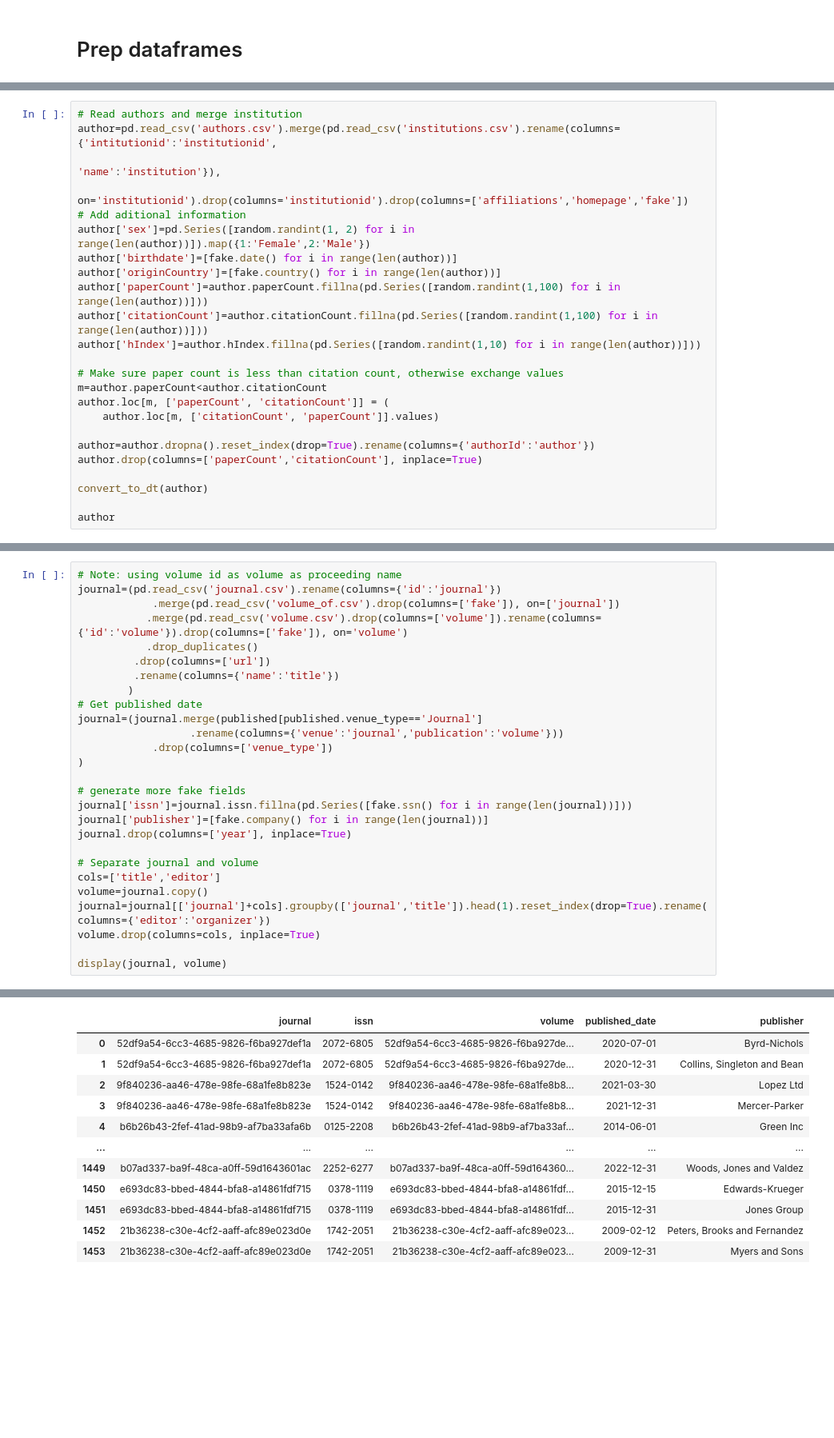
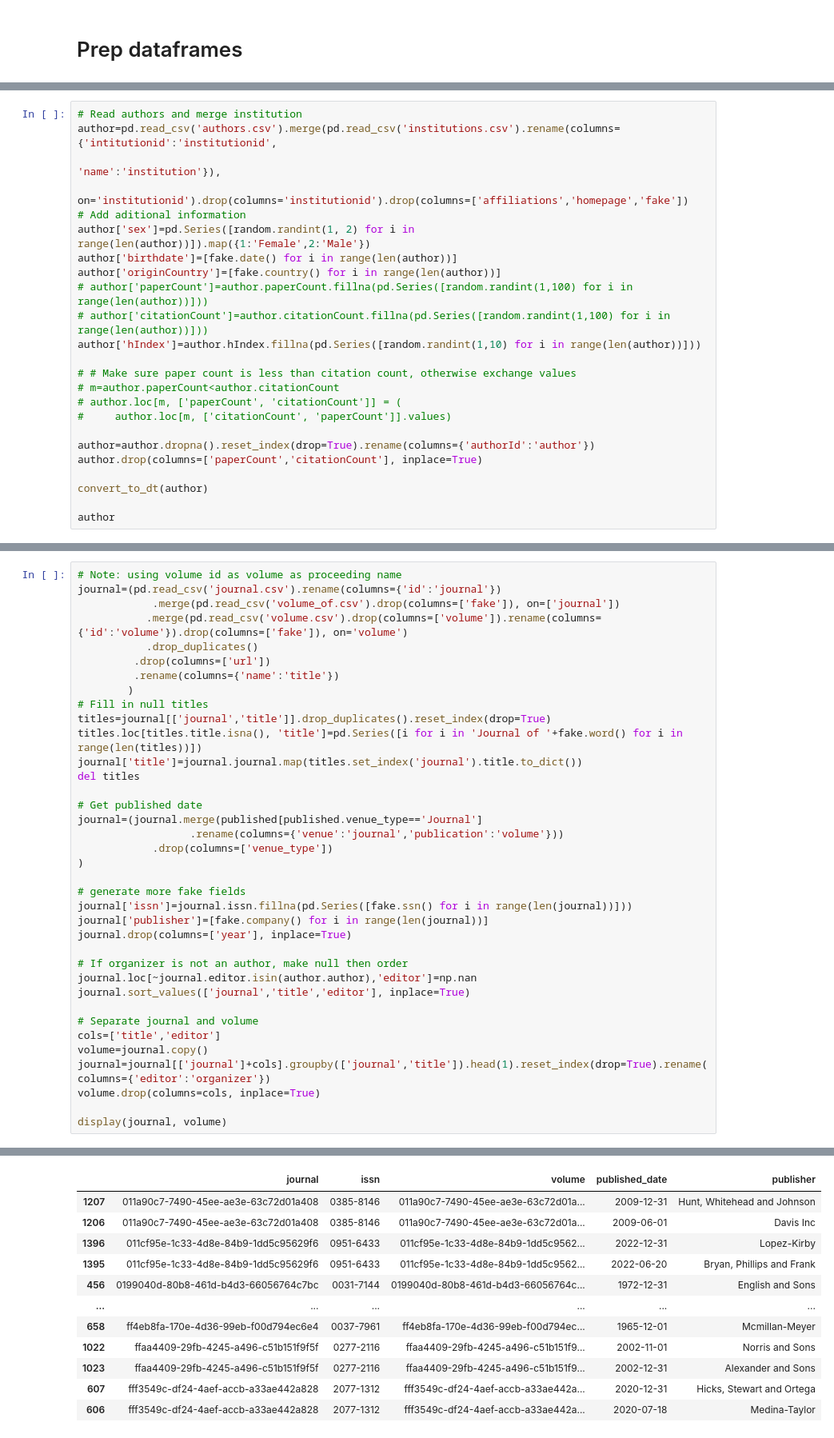
Before and after one commit to AlaaAlmutawa/SDM-Lab3, a Jupyter notebook: code/tbox_abox_gen.ipynb, the cells around one changed output, grey strips where cells are left out. Shown: that part at 80% size. Saved outputs shown, nothing was run; the diff lists cells and outputs as text; blank space fills up the shorter version.

```diff
--- a/code/tbox_abox_gen.ipynb
+++ b/code/tbox_abox_gen.ipynb
@@ -39,14 +47,14 @@ author=pd.read_csv('authors.csv').merge(pd.read_csv('institutions.csv').rename(c
 author['sex']=pd.Series([random.randint(1, 2) for i in range(len(author))]).map({1:'Female',2:'Male'})
 author['birthdate']=[fake.date() for i in range(len(author))]
 author['originCountry']=[fake.country() for i in range(len(author))]
-author['paperCount']=author.paperCount.fillna(pd.Series([random.randint(1,100) for i in range(len(author))]))
-author['citationCount']=author.citationCount.fillna(pd.Series([random.randint(1,100) for i in range(len(author))]))
+# author['paperCount']=author.paperCount.fillna(pd.Series([random.randint(1,100) for i in range(len(author))]))
+# author['citationCount']=author.citationCount.fillna(pd.Series([random.randint(1,100) for i in range(len(author))]))
 author['hIndex']=author.hIndex.fillna(pd.Series([random.randint(1,10) for i in range(len(author))]))
 
-# Make sure paper count is less than citation count, otherwise exchange values
-m=author.paperCount<author.citationCount
-author.loc[m, ['paperCount', 'citationCount']] = (
-    author.loc[m, ['citationCount', 'paperCount']].values)
+# # Make sure paper count is less than citation count, otherwise exchange values
+# m=author.paperCount<author.citationCount
+# author.loc[m, ['paperCount', 'citationCount']] = (
+#     author.loc[m, ['citationCount', 'paperCount']].values)
 
 author=author.dropna().reset_index(drop=True).rename(columns={'authorId':'author'})
 author.drop(columns=['paperCount','citationCount'], inplace=True)
@@ -262,6 +274,12 @@ journal=(pd.read_csv('journal.csv').rename(columns={'id':'journal'})
          .drop(columns=['url'])
          .rename(columns={'name':'title'})
         )
+# Fill in null titles
+titles=journal[['journal','title']].drop_duplicates().reset_index(drop=True)
+titles.loc[titles.title.isna(), 'title']=pd.Series([i for i in 'Journal of '+fake.word() for i in range(len(titles))])
+journal['title']=journal.journal.map(titles.set_index('journal').title.to_dict())
+del titles
+
 # Get published date
 journal=(journal.merge(published[published.venue_type=='Journal']
                   .rename(columns={'venue':'journal','publication':'volume'}))
@@ -273,6 +291,10 @@ journal['issn']=journal.issn.fillna(pd.Series([fake.ssn() for i in range(len(jou
 journal['publisher']=[fake.company() for i in range(len(journal))]
 journal.drop(columns=['year'], inplace=True)
 
+# If organizer is not an author, make null then order
+journal.loc[~journal.editor.isin(author.author),'editor']=np.nan
+journal.sort_values(['journal','title','editor'], inplace=True)
+
 # Separate journal and volume
 cols=['title','editor']
 volume=journal.copy()
@@ -297,13 +319,13 @@ display(journal, volume)
 |  | journal | issn | volume | published_date | publisher |
-| 0 | 52df9a54-6cc3-4685-9826-f6ba927def1a | 2072-6805 | 52df9a54-6cc3-4685-9826-f6ba927de... | 2020-07-01 | Byrd-Nichols |
-| 1 | 52df9a54-6cc3-4685-9826-f6ba927def1a | 2072-6805 | 52df9a54-6cc3-4685-9826-f6ba927de... | 2020-12-31 | Collins, Singleton and Bean |
-| 2 | 9f840236-aa46-478e-98fe-68a1fe8b823e | 1524-0142 | 9f840236-aa46-478e-98fe-68a1fe8b8... | 2021-03-30 | Lopez Ltd |
-| 3 | 9f840236-aa46-478e-98fe-68a1fe8b823e | 1524-0142 | 9f840236-aa46-478e-98fe-68a1fe8b8... | 2021-12-31 | Mercer-Parker |
-| 4 | b6b26b43-2fef-41ad-98b9-af7ba33afa6b | 0125-2208 | b6b26b43-2fef-41ad-98b9-af7ba33af... | 2014-06-01 | Green Inc |
+| 1207 | 011a90c7-7490-45ee-ae3e-63c72d01a408 | 0385-8146 | 011a90c7-7490-45ee-ae3e-63c72d01a... | 2009-12-31 | Hunt, Whitehead and Johnson |
+| 1206 | 011a90c7-7490-45ee-ae3e-63c72d01a408 | 0385-8146 | 011a90c7-7490-45ee-ae3e-63c72d01a... | 2009-06-01 | Davis Inc |
+| 1396 | 011cf95e-1c33-4d8e-84b9-1dd5c95629f6 | 0951-6433 | 011cf95e-1c33-4d8e-84b9-1dd5c9562... | 2022-12-31 | Lopez-Kirby |
+| 1395 | 011cf95e-1c33-4d8e-84b9-1dd5c95629f6 | 0951-6433 | 011cf95e-1c33-4d8e-84b9-1dd5c9562... | 2022-06-20 | Bryan, Phillips and Frank |
+| 456 | 0199040d-80b8-461d-b4d3-66056764c7bc | 0031-7144 | 0199040d-80b8-461d-b4d3-66056764c... | 1972-12-31 | English and Sons |
 | ... | ... | ... | ... | ... | ... |
-| 1449 | b07ad337-ba9f-48ca-a0ff-59d1643601ac | 2252-6277 | b07ad337-ba9f-48ca-a0ff-59d164360... | 2022-12-31 | Woods, Jones and Valdez |
-| 1450 | e693dc83-bbed-4844-bfa8-a14861fdf715 | 0378-1119 | e693dc83-bbed-4844-bfa8-a14861fdf... | 2015-12-15 | Edwards-Krueger |
-| 1451 | e693dc83-bbed-4844-bfa8-a14861fdf715 | 0378-1119 | e693dc83-bbed-4844-bfa8-a14861fdf... | 2015-12-31 | Jones Group |
-| 1452 | 21b36238-c30e-4cf2-aaff-afc89e023d0e | 1742-2051 | 21b36238-c30e-4cf2-aaff-afc89e023... | 2009-02-12 | Peters, Brooks and Fernandez |
-| 1453 | 21b36238-c30e-4cf2-aaff-afc89e023d0e | 1742-2051 | 21b36238-c30e-4cf2-aaff-afc89e023... | 2009-12-31 | Myers and Sons |
+| 658 | ff4eb8fa-170e-4d36-99eb-f00d794ec6e4 | 0037-7961 | ff4eb8fa-170e-4d36-99eb-f00d794ec... | 1965-12-01 | Mcmillan-Meyer |
+| 1022 | ffaa4409-29fb-4245-a496-c51b151f9f5f | 0277-2116 | ffaa4409-29fb-4245-a496-c51b151f9... | 2002-11-01 | Norris and Sons |
+| 1023 | ffaa4409-29fb-4245-a496-c51b151f9f5f | 0277-2116 | ffaa4409-29fb-4245-a496-c51b151f9... | 2002-12-31 | Alexander and Sons |
+| 607 | fff3549c-df24-4aef-accb-a33ae442a828 | 2077-1312 | fff3549c-df24-4aef-accb-a33ae442a... | 2020-12-31 | Hicks, Stewart and Ortega |
+| 606 | fff3549c-df24-4aef-accb-a33ae442a828 | 2077-1312 | fff3549c-df24-4aef-accb-a33ae442a... | 2020-07-18 | Medina-Taylor |
 1454 rows × 5 columns
```
Also changed, not shown: parts of 30 cells of this notebook, 1 other file.
